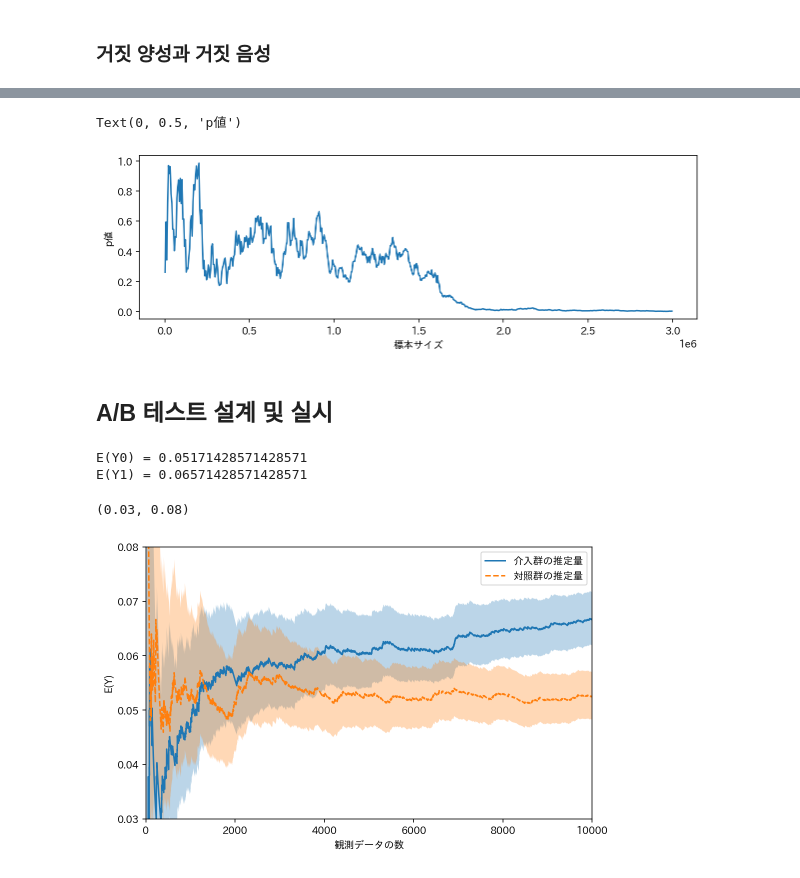
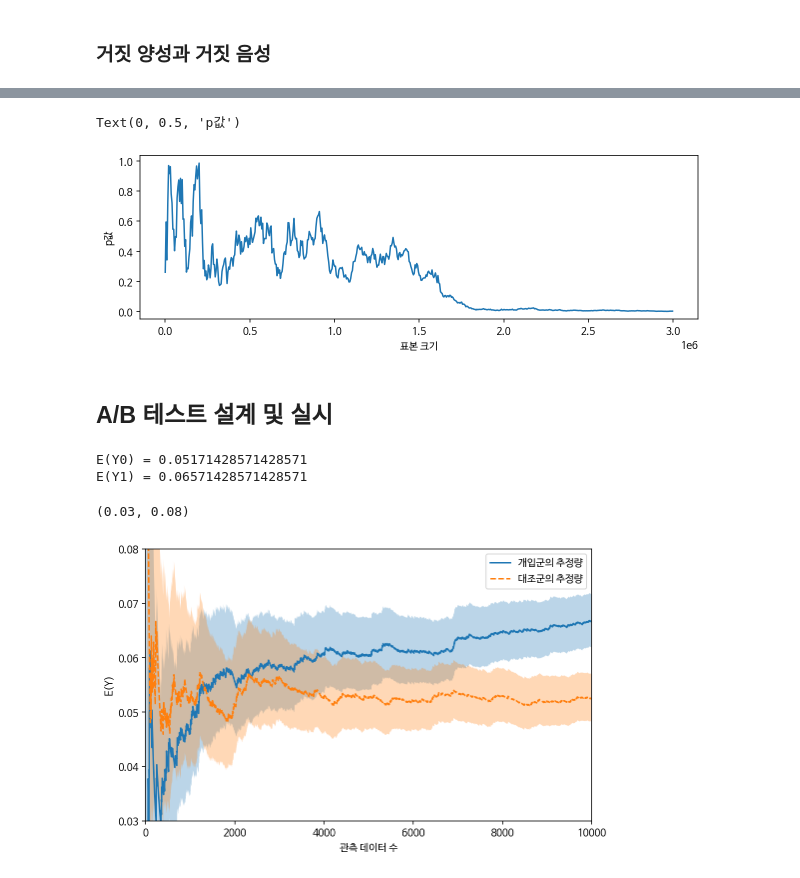
Before and after one commit to oreilly-japan/ml-at-work, a Jupyter notebook: chap07/all.ipynb, the cells around one changed output, grey strips where cells are left out. Drawn from its saved outputs; the diff is of its cells as text; code cells hidden in the pictures.

```diff
--- a/chap07/all.ipynb
+++ b/chap07/all.ipynb
@@ -25,6 +41,7 @@ import pandas as pd
 import matplotlib.pyplot as plt
 import scipy.stats
 import statsmodels.tools.print_version
+plt.rc('font', family='NanumBarunGothic')
 # %%
 print(statsmodels.tools.print_version.show_versions())
 # %% [output]
@@ -247,11 +266,11 @@ for sample_size in sample_sizes:
 # %%
 plt.figure(figsize=(10, 3))
 plt.plot(sample_sizes, p_values)
-plt.xlabel('標本サイズ')
-plt.ylabel('p値')
+plt.xlabel('표본 크기')
+plt.ylabel('p값')
 # %% [output]
-Text(0, 0.5, 'p値')
+Text(0, 0.5, 'p값')
-[figure, old version]
+[figure, new version]
 # %% [markdown]
 ## A/B 테스트 설계 및 실시
 # %%
@@ -262,37 +281,37 @@ control = scipy.stats.binom(1, 0.05).rvs(size=T)
 print('E(Y0) =', np.mean(control))
 treatment = scipy.stats.binom(1, 0.065).rvs(size=T)
 print('E(Y1) =', np.mean(treatment))
 
 n_observed = np.ones(T).cumsum().astype(int)
 treatment_p = treatment.cumsum()/n_observed
 control_p = control.cumsum()/n_observed
 
 import statsmodels.stats.proportion
 
 @np.vectorize
 def calc_confidence_interval(n_success, n_observed):
    return statsmodels.stats.proportion.proportion_confint(
       n_success, n_observed, alpha=0.05, method='wilson'
    )
 
 treatment_lcb, treatment_ucb = calc_confidence_interval(treatment.cumsum(), n_observed)
 control_lcb, control_ucb = calc_confidence_interval(control.cumsum(), n_observed)
 
 fig = plt.figure(figsize=(8, 5))
-plt.plot(n_observed, treatment_p, label='介入群の推定量')
+plt.plot(n_observed, treatment_p, label='개입군의 추정량')
 plt.fill_between(n_observed, treatment_lcb, treatment_ucb, alpha=0.3, interpolate=True)
-plt.plot(n_observed, control_p, linestyle='dashed',  label='対照群の推定量')
+plt.plot(n_observed, control_p, linestyle='dashed',  label='대조군의 추정량')
 plt.fill_between(n_observed, control_lcb, control_ucb, alpha=0.3, interpolate=True)
 plt.legend(loc='best')
 plt.xlim(0, 10000)
-plt.xlabel('観測データの数')
+plt.xlabel('관측 데이터 수')
 plt.ylabel('E(Y)')
 plt.ylim(0.030, 0.08)
 # %% [output]
 E(Y0) = 0.05171428571428571
 E(Y1) = 0.06571428571428571
 (0.03, 0.08)
-[figure, old version]
+[figure, new version]
 # %%
 from statsmodels.stats.weightstats import DescrStatsW, CompareMeans
 
```
Also changed, not shown: parts of 16 cells of this notebook, 7 other files.
